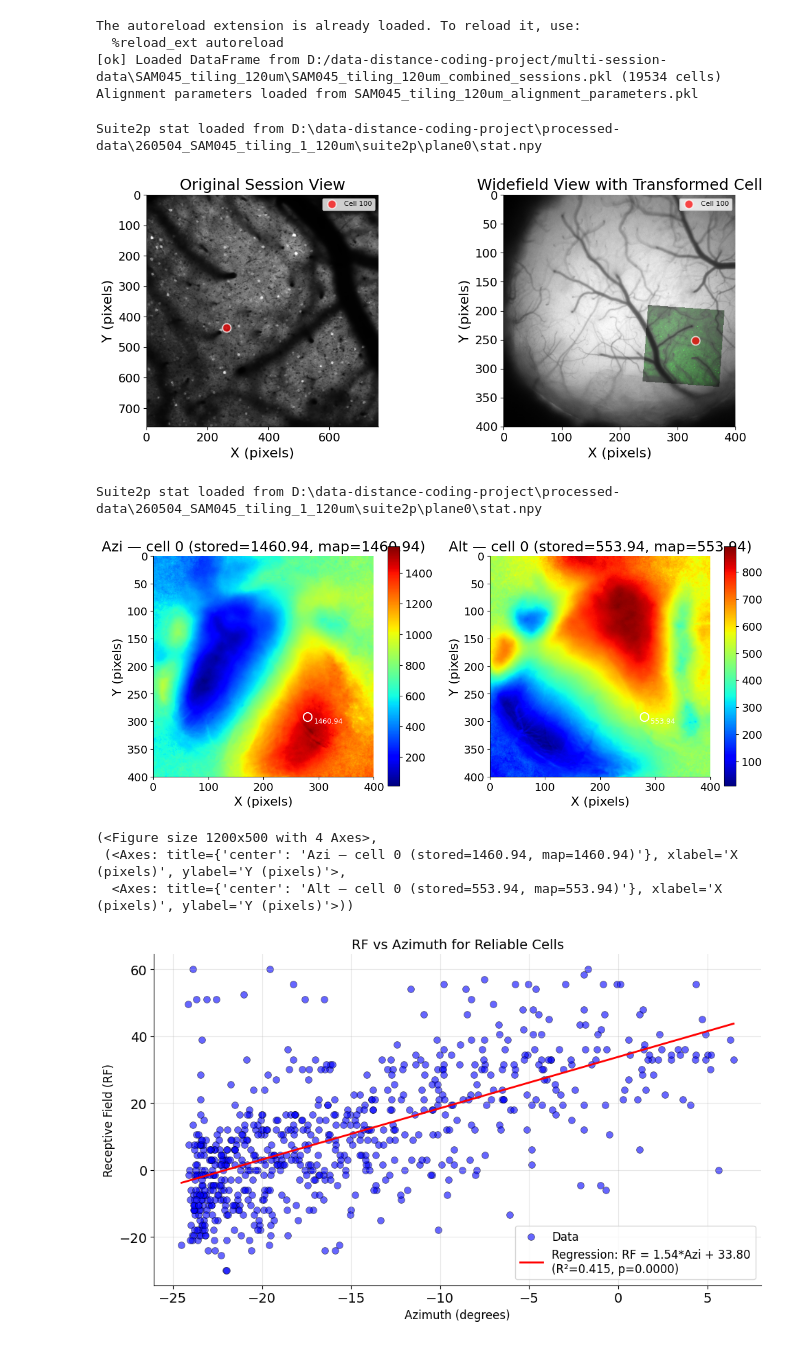
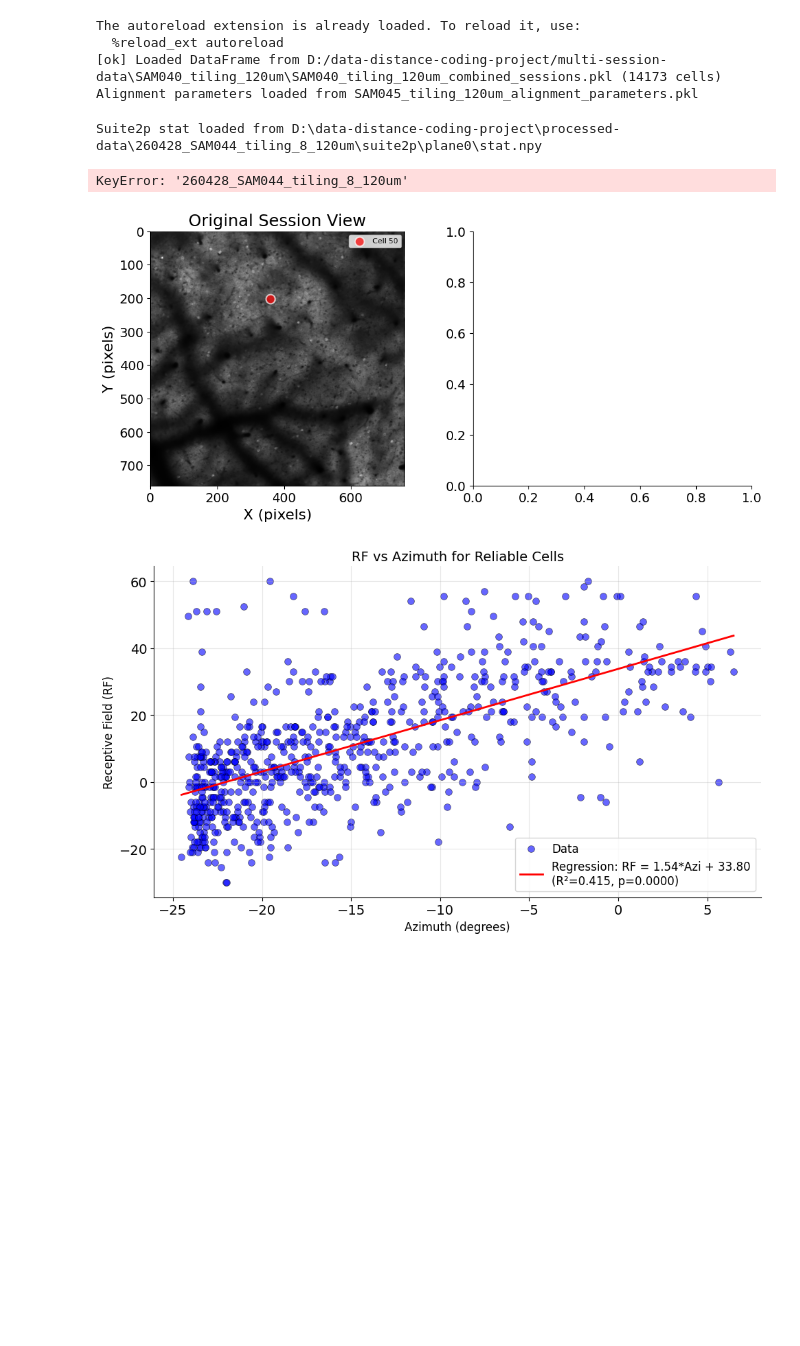
Before and after one commit to s-acosta/distance-project, a Jupyter notebook: radial-analysis/radial-notebooks/analysis-multi-session-test.ipynb, the cells around one changed output. Drawn from its saved outputs; the diff is of its cells as text; code cells hidden in the pictures; blank space fills up the shorter version.

```diff
--- a/radial-analysis/radial-notebooks/analysis-multi-session-test.ipynb
+++ b/radial-analysis/radial-notebooks/analysis-multi-session-test.ipynb
@@ -22,12 +22,12 @@ import pandas as pd
 %load_ext autoreload
 %autoreload 2
 
-mouse_name = 'SAM045'
+mouse_name = 'SAM040'
 experiment_name = 'tiling_120um'
 
 combined_df = load_dataframe(mouse_name=mouse_name, experiment_name=experiment_name)
 session_df = (
-    combined_df[combined_df['session_name'] == '260504_SAM045_tiling_1_120um']
+    combined_df[combined_df['session_name'] == '260428_SAM045_tiling_8_120um']
     .drop(columns='session_name')
     .reset_index(drop=True)
 )
@@ -46,20 +46,16 @@ mapper = WidefieldMapper(alignment_params)
 # %% [output]
 The autoreload extension is already loaded. To reload it, use:
   %reload_ext autoreload
-[ok] Loaded DataFrame from D:/data-distance-coding-project/multi-session-data\SAM045_tiling_120um\SAM045_tiling_120um_combined_sessions.pkl (19534 cells)
+[ok] Loaded DataFrame from D:/data-distance-coding-project/multi-session-data\SAM040_tiling_120um\SAM040_tiling_120um_combined_sessions.pkl (14173 cells)
 Alignment parameters loaded from SAM045_tiling_120um_alignment_parameters.pkl
 # %%
 mapper = WidefieldMapper(alignment_params)
-mapper.plot_cell_in_widefield('260504_SAM045_tiling_1_120um', 100)
-mapper.plot_cell_in_retinotopy_maps('260504_SAM045_tiling_1_120um', 0, session_df=session_df)
+mapper.plot_cell_in_widefield('260428_SAM044_tiling_8_120um', (50))
+mapper.plot_cell_in_retinotopy_maps('260428_SAM044_tiling_8_120um', 0, session_df=session_df)
 # %% [output]
-Suite2p stat loaded from D:\data-distance-coding-project\processed-data\260504_SAM045_tiling_1_120um\suite2p\plane0\stat.npy
+Suite2p stat loaded from D:\data-distance-coding-project\processed-data\260428_SAM044_tiling_8_120um\suite2p\plane0\stat.npy
+KeyError: '260428_SAM044_tiling_8_120um'
-[figure, old version]
+[figure, new version]
-Suite2p stat loaded from D:\data-distance-coding-project\processed-data\260504_SAM045_tiling_1_120um\suite2p\plane0\stat.npy
-[figure, removed]
-(<Figure size 1200x500 with 4 Axes>,
- (<Axes: title={'center': 'Azi — cell 0 (stored=1460.94, map=1460.94)'}, xlabel='X (pixels)', ylabel='Y (pixels)'>,
-  <Axes: title={'center': 'Alt — cell 0 (stored=553.94, map=553.94)'}, xlabel='X (pixels)', ylabel='Y (pixels)'>))
 # %%
 # Plot relationship between cell's RF and its azimuth location with regression
 
```
Also changed, not shown: 17 other files.
